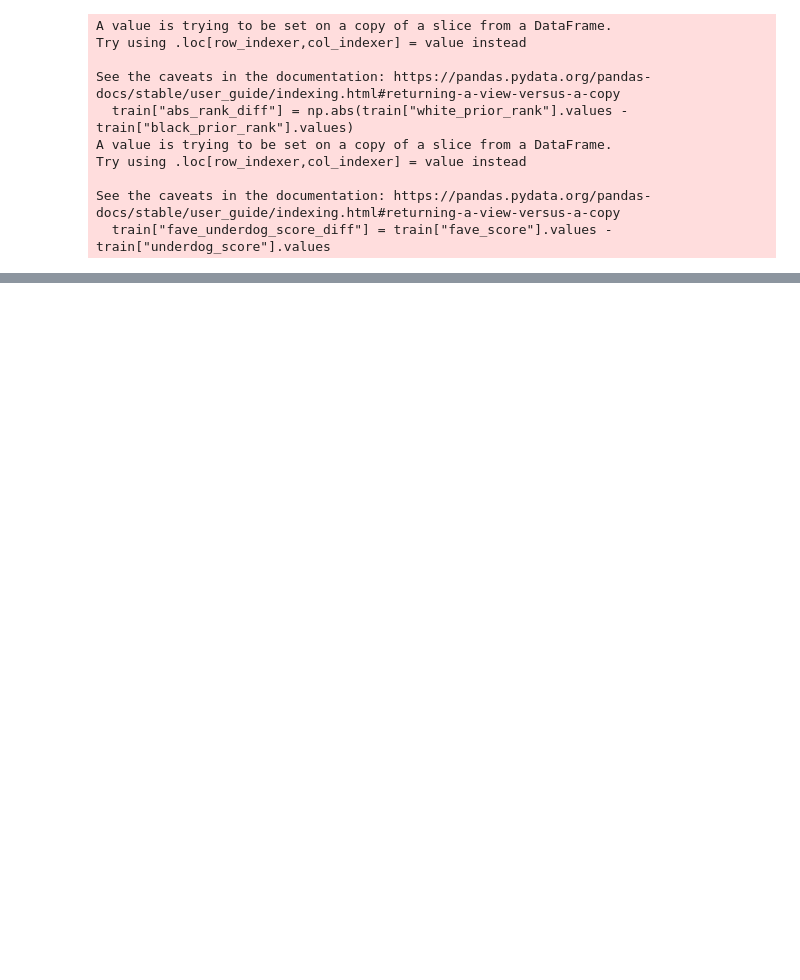
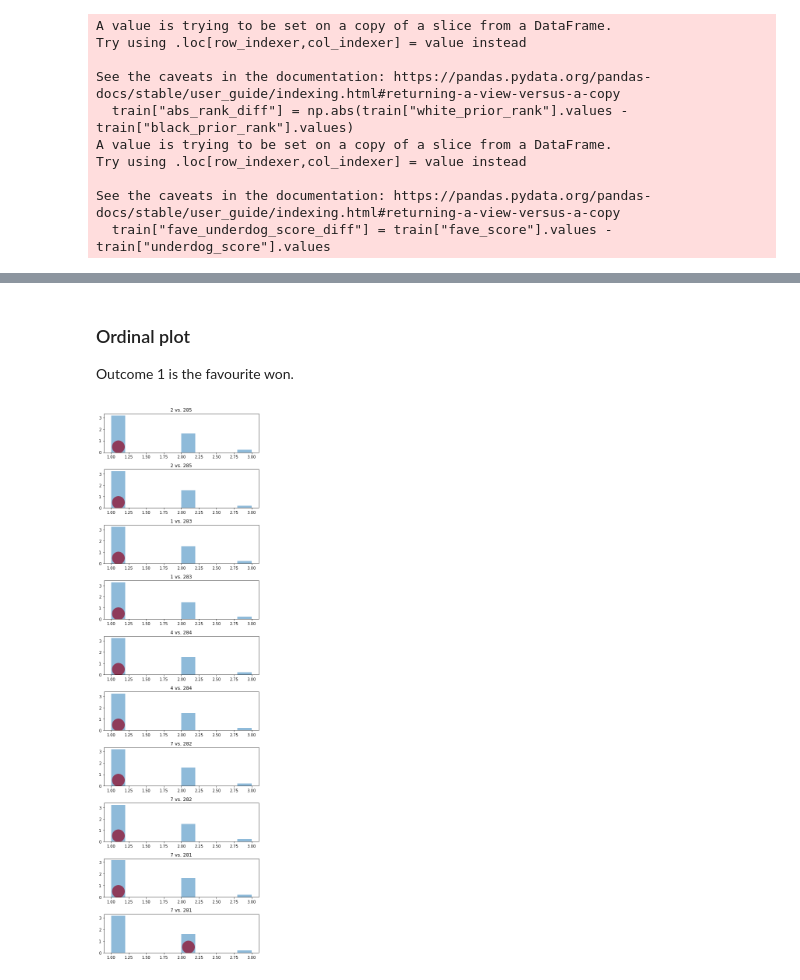
Before and after one commit to maw501/bayesian-chess-prediction, a Jupyter notebook: notebooks/fit_model.ipynb, the cells around one changed output, grey strips where cells are left out. Saved outputs shown, nothing was run; the diff lists cells and outputs as text; code cells hidden in the pictures; blank space fills up the shorter version.

```diff
--- a/notebooks/fit_model.ipynb
+++ b/notebooks/fit_model.ipynb
@@ -152,6 +206,6 @@ plt.gca().invert_yaxis();
 # %%
 q = 0.95
-plot_n = 150
+plot_n = 25
 reverse = False
 
 plot_df = train_sorted if not reverse else train_sorted.sort_values(["abs_rank_diff", "fave_id"], ascending=[True, False])
@@ -162,10 +216,11 @@ fig, ax = plt.subplots(figsize=(8, 20))
 for i in range(plot_n):
     lq, uq = np.quantile(params["ypred"][:, i], q=[(1-q)/2, q + (1-q)/2])
     ax.scatter(train_sorted["fave_underdog_score_diff"].values[i], i+1)
+    #ax.scatter(train_sorted["fave_outcome"].values[i], i+1)
     ax.hlines(i + 1, lq, uq, alpha=0.75)
     ax.vlines(0, 1, plot_n, linestyle="--", alpha=0.5)
 plt.gca().invert_yaxis();
-plt.xlim(-2, 2);
+#plt.xlim(-2, 2);
 if not reverse:
     plt.yticks(range(1, plot_n + 1), ranks[:plot_n]);
 else:
@@ -174,0 +230,28 @@ else:
+# %% [markdown]
+### Ordinal plot
+
+Outcome 1 is the favourite won.
+# %%
+plot_n = 10
+reverse = False
+
+plot_df = train_sorted if not reverse else train_sorted.sort_values(["abs_rank_diff", "fave_id"], ascending=[True, False])
+#games = [f"{a} vs. {b}" for a, b in zip(train_sorted["fave_id"].values.astype(int), train_sorted["underdog_id"].values.astype(int))]
+ranks = [f"{a} vs. {b}" for a, b in zip(train_sorted["fave_rank"].values.astype(int), train_sorted["underdog_rank"].values.astype(int))]
+
+fig, ax = plt.subplots(plot_n, 1, figsize=(6, 20))
+ax = ax.ravel()
+
+for i in range(plot_n):
+    ax[i].scatter(train_sorted["fave_outcome"].values[i]+0.1, 0.5, color="red", s=1000)
+    ax[i].hist(params["ypred"][:, i], alpha=0.5, density=True);
+    ax[i].set_title(f"{ranks[i]}")
+plt.tight_layout();
+#plt.gca().invert_yaxis();
+#plt.xlim(-2, 2);
+# if not reverse:
+#     plt.yticks(range(1, plot_n + 1), ranks[:plot_n]);
+# else:
+#plt.yticks(range(1, plot_n + 1), ranks[:plot_n]);
+# %% [output]
+[figure, added]
```
Also changed, not shown: parts of 14 cells of this notebook, 2 other files.
